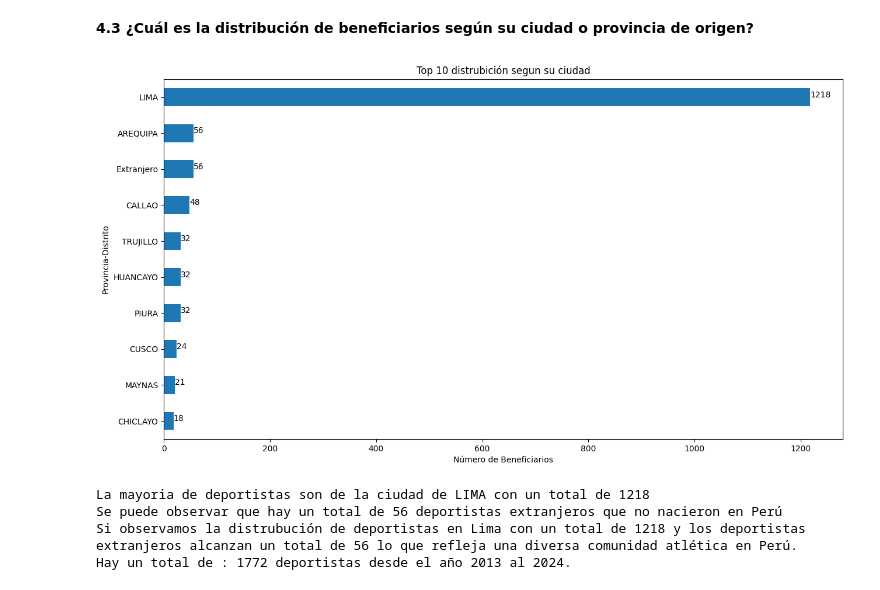
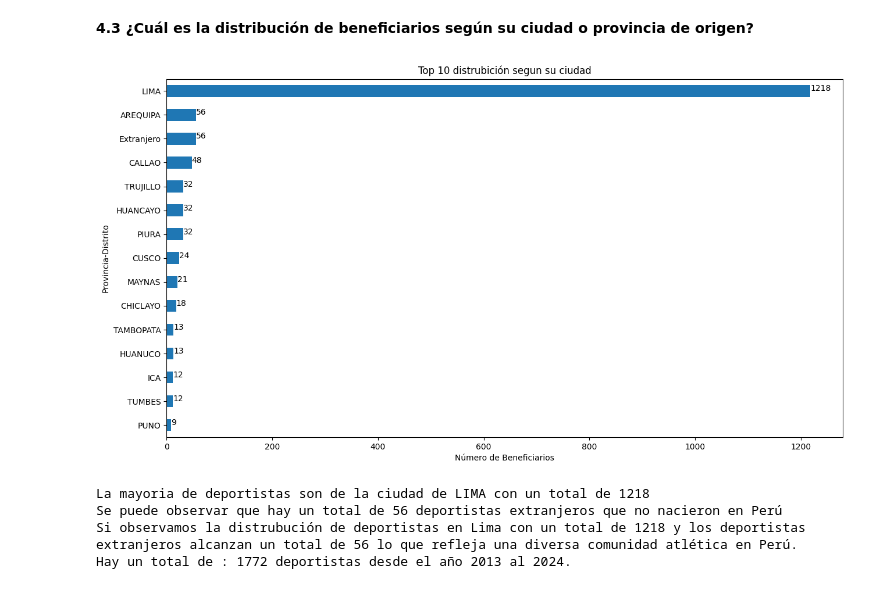
Before and after one commit to FrankRomeroT/Instituto-Peruano-del-Deporte, a Jupyter notebook: Analisis.ipynb, the cells around one changed output. Cells and saved outputs as stored; diff of their text form; code cells hidden in the pictures.

```diff
--- a/Analisis.ipynb
+++ b/Analisis.ipynb
@@ -317,30 +353,30 @@ Se a gastado desde el año 2013 al 2024 un total de S/ 84016547.4 millones
 # %% [markdown]
 **4.3 ¿Cuál es la distribución de beneficiarios según su ciudad o provincia de origen?**
 # %%
-provincia_distrito_beneficios = df2.groupby(['Provincia'])['Nombre'].nunique().sort_values(ascending=False).head(10)
+provincia_distrito_beneficios = df2.groupby(['Provincia'])['Nombre'].nunique().sort_values(ascending=False).head(15)
 # Creamos la figura para el gráfico.
 plt.figure(figsize=(15, 8))
 
 personas = plt.barh
 
 # Generamos el gráfico de barras horizontales.
 provincia_distrito_beneficios.plot(kind='barh')
 
 # Añadimos los títulos y etiquetas.
 plt.title('Top 10 distrubición segun su ciudad')
 plt.xlabel('Número de Beneficiarios')
 plt.ylabel('Provincia-Distrito')
 
 for index, value in enumerate(provincia_distrito_beneficios):
     plt.text(value,index, str(value))
 
 # Invertimos el eje y para que las barras se muestren en orden descendente.
 plt.gca().invert_yaxis()
 
 # Mostramos el gráfico.
 plt.show()
 # %% [output]
-[figure, old version]
+[figure, new version]
 # %%
 print("La mayoria de deportistas son de la ciudad de", provincia_distrito_beneficios.idxmax(),"con un total de", provincia_distrito_beneficios.max())
 print("Se puede observar que hay un total de",provincia_distrito_beneficios['Extranjero'], "deportistas extranjeros que no nacieron en Perú")
```
Also changed, not shown: parts of 6 cells of this notebook.
